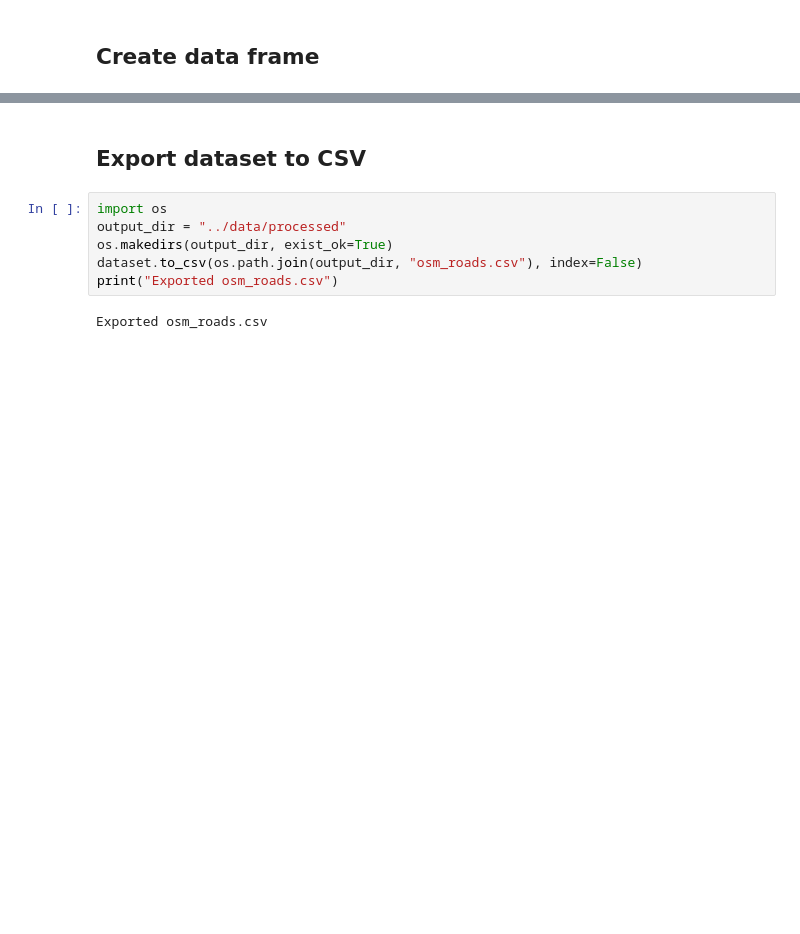
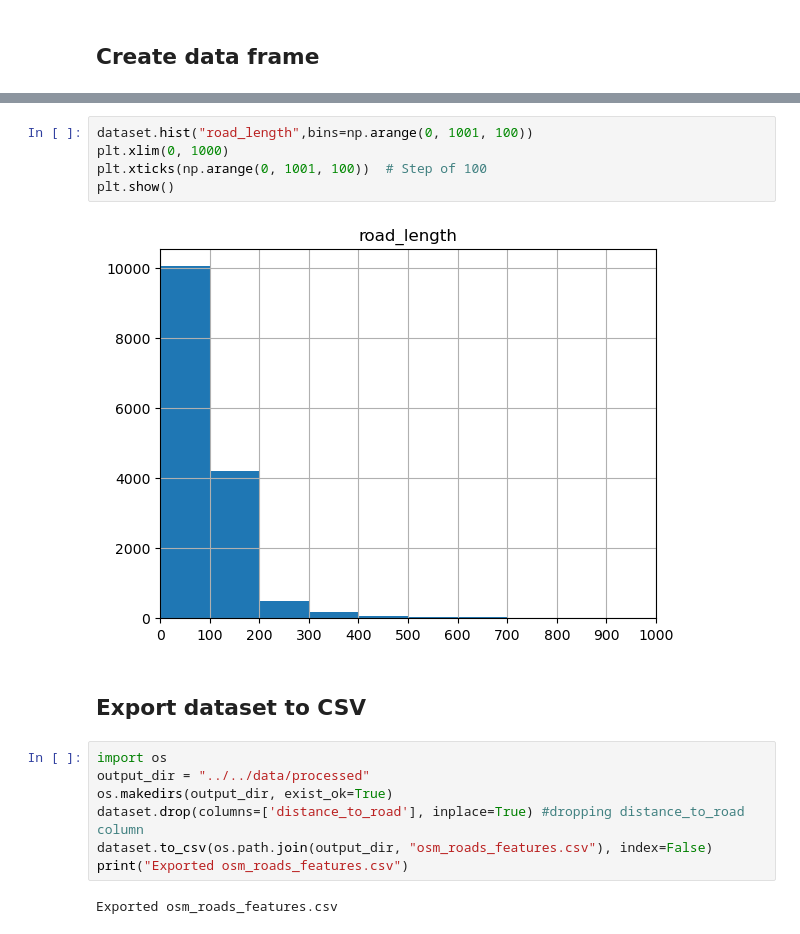
Before and after one commit to AndreaCutroni/ML-Noise-Prediction, a Jupyter notebook: notebooks/osm/OSM_roads.ipynb, the cells around one changed output, grey strips where cells are left out. Drawn from its saved outputs; the diff is of its cells as text; blank space fills up the shorter version.

```diff
--- a/notebooks/osm/OSM_roads.ipynb
+++ b/notebooks/osm/OSM_roads.ipynb
@@ -163,10 +163,18 @@ dataset.head(10)
+# %%
+dataset.hist("road_length",bins=np.arange(0, 1001, 100))
+plt.xlim(0, 1000)
+plt.xticks(np.arange(0, 1001, 100))  # Step of 100
+plt.show()
+# %% [output]
+[figure, added]
 # %% [markdown]
 ## Export dataset to CSV
 # %%
 import os
-output_dir = "../data/processed"
+output_dir = "../../data/processed"
 os.makedirs(output_dir, exist_ok=True)
-dataset.to_csv(os.path.join(output_dir, "osm_roads.csv"), index=False)
-print("Exported osm_roads.csv")
+dataset.drop(columns=['distance_to_road'], inplace=True) #dropping distance_to_road column
+dataset.to_csv(os.path.join(output_dir, "osm_roads_features.csv"), index=False)
+print("Exported osm_roads_features.csv")
 # %% [output]
-Exported osm_roads.csv
+Exported osm_roads_features.csv
```
Also changed, not shown: parts of 5 cells of this notebook.
